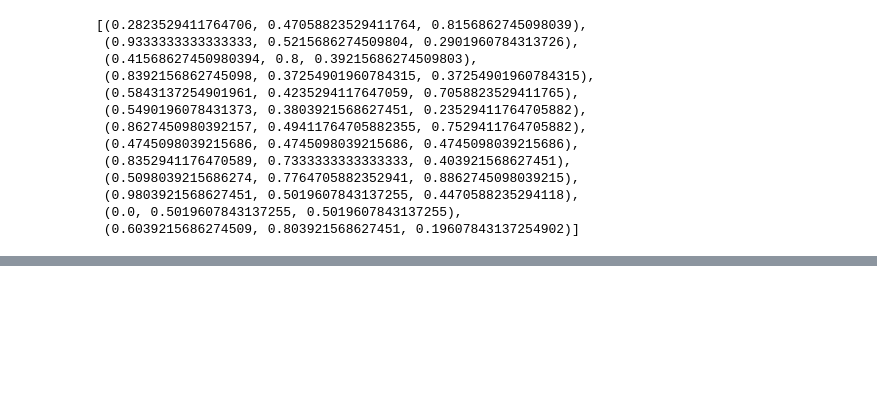
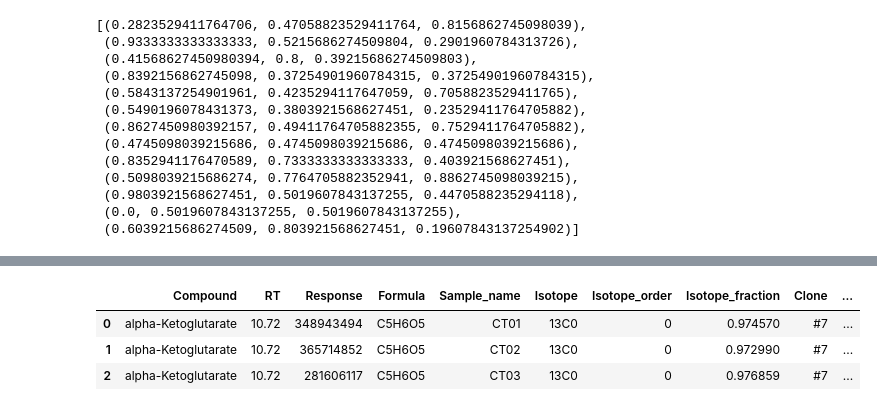
Before and after one commit to krdav/lab-work, a Jupyter notebook: 143B-GOT-DKO_characterization/13C-tracing/data_wrangler.ipynb, the cells around one changed output, grey strips where cells are left out. Cells and saved outputs as stored; diff of their text form; code cells hidden in the pictures; blank space fills up the shorter version.

```diff
--- a/143B-GOT-DKO_characterization/13C-tracing/data_wrangler.ipynb
+++ b/143B-GOT-DKO_characterization/13C-tracing/data_wrangler.ipynb
@@ -209,0 +191,9 @@ metab_dict_mes[base]
+# %%
+df_master = pd.concat([metab_dict_mes[base] for base in metab_dict_mes], ignore_index=True)
+# %%
+df_master.head(3)
+# %% [output]
+|  | Compound | RT | Response | Formula | Sample_name | Isotope | Isotope_order | Isotope_fraction | Clone | ... |
+| 0 | alpha-Ketoglutarate | 10.72 | 348943494 | C5H6O5 | CT01 | 13C0 | 0 | 0.974570 | #7 | ... |
+| 1 | alpha-Ketoglutarate | 10.72 | 365714852 | C5H6O5 | CT02 | 13C0 | 0 | 0.972990 | #7 | ... |
+| 2 | alpha-Ketoglutarate | 10.72 | 281606117 | C5H6O5 | CT03 | 13C0 | 0 | 0.976859 | #7 | ... |
```
Also changed, not shown: parts of 6 cells of this notebook, 23 other files.
